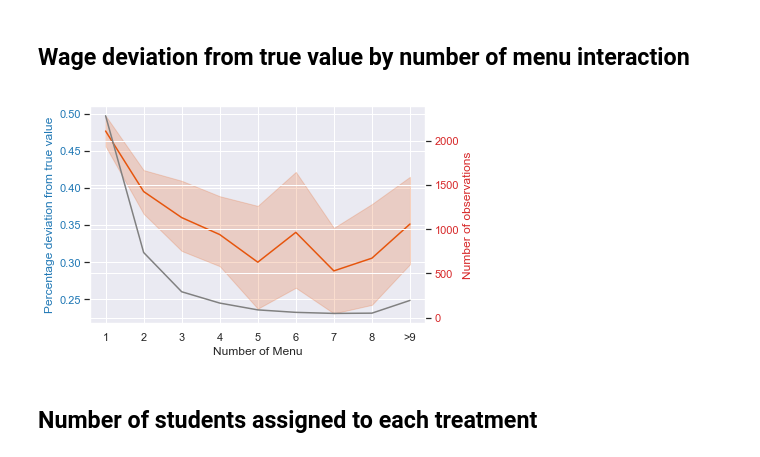
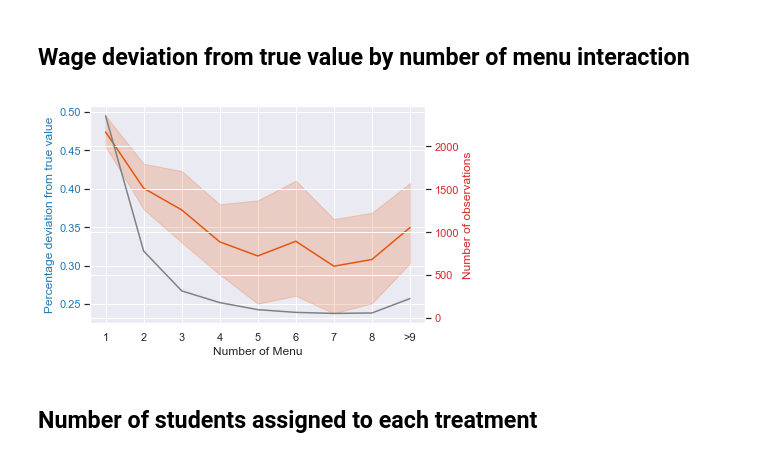
Before and after one commit to ConsiliumBots/consiliumbots.github.io, a Jupyter notebook: Chatbot_daily_Progress.ipynb, the cells around one changed output. Cells and saved outputs as stored; diff of their text form; code cells hidden in the pictures.

```diff
--- a/Chatbot_daily_Progress.ipynb
+++ b/Chatbot_daily_Progress.ipynb
@@ -306,13 +308,17 @@ plt.show()
 # %% [markdown]
 ## Wage deviation from true value by day
 # %%
+last_date = list(set(wageDeviation['days']))
+last_date.sort()
+last_date = str(last_date[-1])
+#Wage diferential by day
 fig, ax1 = plt.subplots()
-ax = sns.lineplot(x="days", y="interaction", data=wageDeviation[wageDeviation['days']<'2018-10-05 00:00:00'].groupby(['days']).sum().reset_index(), color='gray')
+ax = sns.lineplot(x="days", y="interaction", data=wageDeviation[wageDeviation['days']<last_date].groupby(['days']).sum().reset_index(), color='blue')
 ax.set_xlabel('')
 ax.set_ylabel('Number of interactions', color='tab:blue')
 ax.tick_params(axis='y', labelcolor='tab:blue')
 ax2 = ax.twinx()  # instantiate a second axes that shares the same x-axis
-ax2 = sns.lineplot(x="days", y="absWageDeviation", data=wageDeviation[wageDeviation['days']<'2018-10-05 00:00:00'], color=gcolor)
+ax2 = sns.lineplot(x="days", y="absWageDeviation", data=wageDeviation[wageDeviation['days']<last_date], color='red')
 ax2.set_ylabel('Wage Differential', color='tab:red')  # we already handled the x-label with ax1
 ax2.tick_params(axis='y', labelcolor='tab:red')
 for tick in ax.get_xticklabels(): tick.set_rotation(45)
@@ -323,20 +329,20 @@ plt.show()
 ## Wage deviation from true value by number of menu interaction
 # %%
 fig, ax = plt.subplots()
-ax = sns.lineplot(x="numberMenu", y="absWageDeviation", data=wageDeviation[wageDeviation['days']<'2018-10-05 00:00:00'], color=gcolor)
+ax = sns.lineplot(x="numberMenu", y="absWageDeviation", data=wageDeviation[wageDeviation['days']<last_date], color=gcolor)
 ax.set_xlabel('Number of Menu')
 ax.set_ylabel('Percentage deviation from true value', color='tab:blue')
 ax.tick_params(axis='y', labelcolor='tab:blue')
 ax2 = ax.twinx()  # instantiate a second axes that shares the same x-axis
-ax2 = sns.lineplot(x="numberMenu", y="N_total", data=wageDeviation[wageDeviation['days']<'2018-10-05 00:00:00'].groupby(['numberMenu']).sum().reset_index(), color='gray')
+ax2 = sns.lineplot(x="numberMenu", y="N_total", data=wageDeviation[wageDeviation['days']<last_date].groupby(['numberMenu']).sum().reset_index(), color='gray')
 ax2.set_ylabel('Number of observations', color='tab:red')  # we already handled the x-label with ax1
 ax2.tick_params(axis='y', labelcolor='tab:red')
 labels = [int(x) for x in ax.get_xticks().tolist()]
 labels[-2]='>9'
 ax.set_xticklabels(labels)
 plt.show()
 # %% [output]
-[figure, old version]
+[figure, new version]
 # %% [markdown]
 ## Number of students assigned to each treatment
 # %%
```
Also changed, not shown: parts of 9 cells of this notebook, 1 other file.
